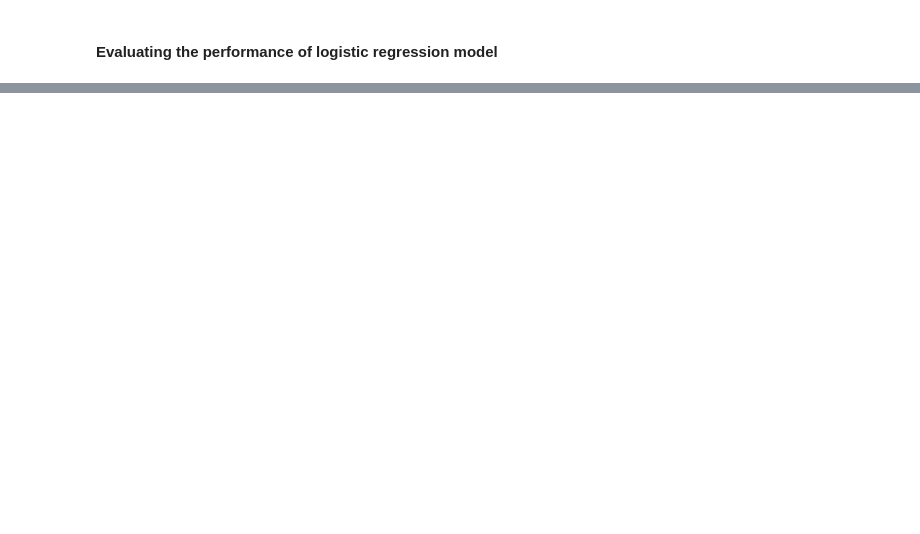
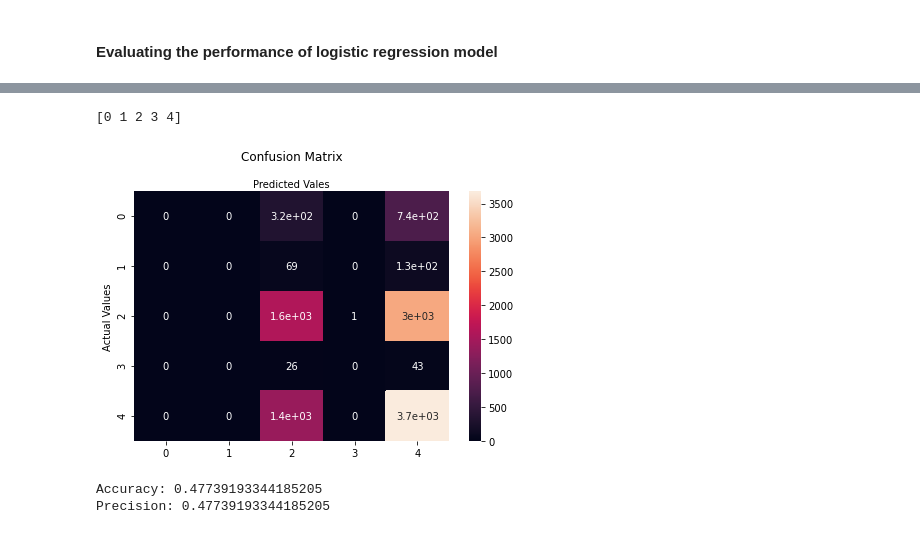
Before and after one commit to clarizamayo/Airbnb_Data_Analysis, a Jupyter notebook: machine-learning-model.ipynb, the cells around one changed output, grey strips where cells are left out. Saved outputs shown, nothing was run; the diff lists cells and outputs as text; code cells hidden in the pictures; blank space fills up the shorter version.

```diff
--- a/machine-learning-model.ipynb
+++ b/machine-learning-model.ipynb
@@ -565,0 +493,27 @@ Accuracy: 0.4865149917131234
+# %%
+y_predicting = model.predict(x_testing)
+matrix = confusion_matrix(y_testing, y_predicting)
+# %%
+class_names = [1,2,3,4,5]
+
+fig, ax = plt.subplots()
+tick_marks = np.arange(len(class_names))
+print(tick_marks)
+# plt.xticks(class_names)
+# plt.yticks(class_names)
+sns.heatmap(pd.DataFrame(matrix), annot=True) #cmap means yellow, fmt means gradient: cmap="YlGNBl", fmt = "g"
+ax.xaxis.set_label_position("top")
+plt.tight_layout() #so there is not spacing
+plt.title("Confusion Matrix", y=1.1)
+plt.ylabel("Actual Values")
+plt.xlabel("Predicted Vales")
+plt.show()
+# %% [output]
+[0 1 2 3 4]
+[figure, added]
+# %%
+print(f'Accuracy: {accuracy_score(y_testing,y_predicting)}')
+print(f"Precision: {precision_score(y_testing, y_predicting, average='micro')}")
+# %% [output]
+Accuracy: 0.47739193344185205
+Precision: 0.47739193344185205
```
Also changed, not shown: parts of 45 cells of this notebook.
